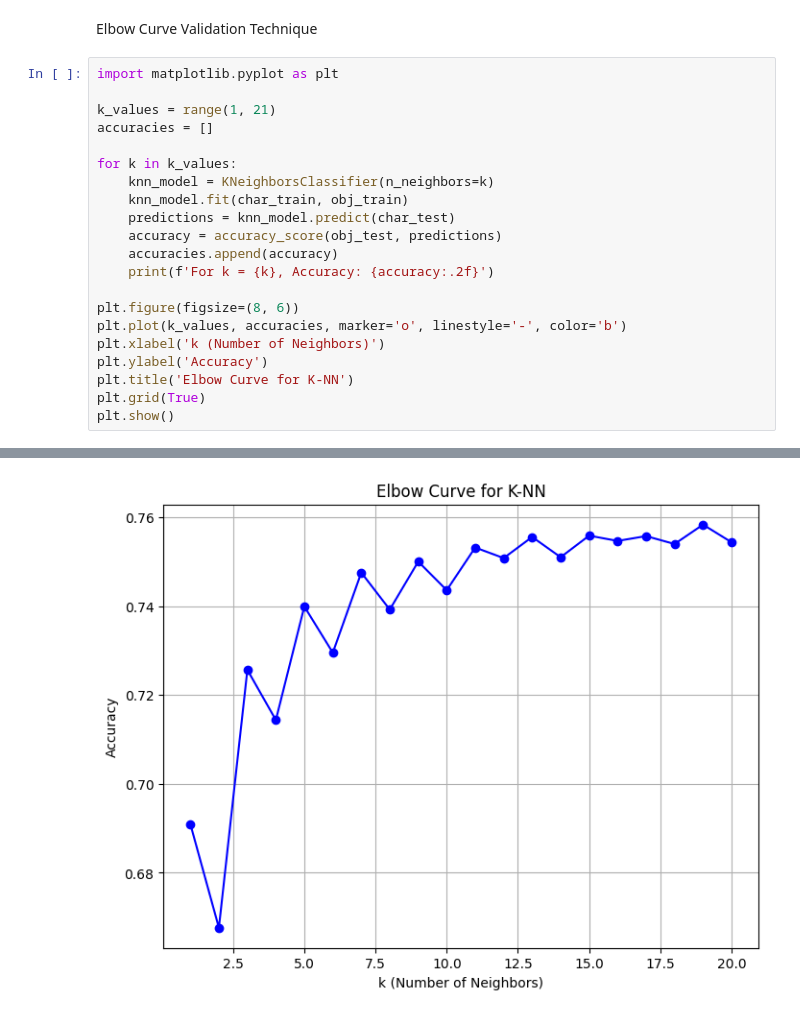
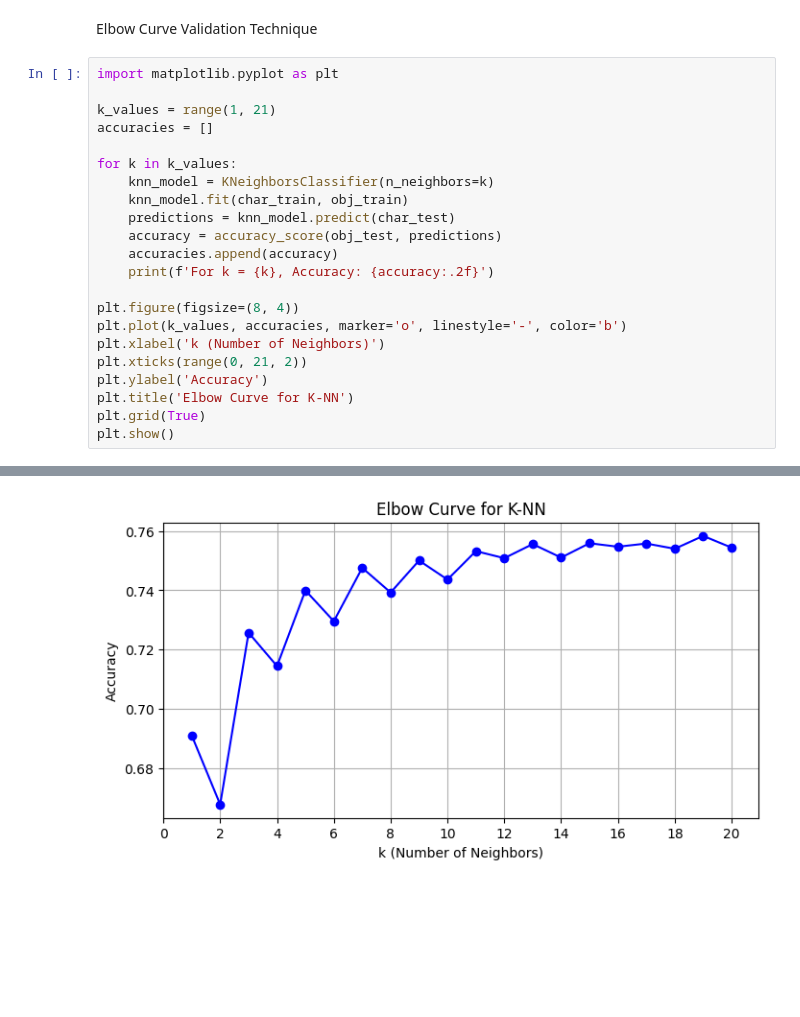
Before and after one commit to ptorija/Non-Probabilistic-Heart-Disease-Prediction, a Jupyter notebook: k-nn/k-nn.ipynb, the cells around one changed output, grey strips where cells are left out. Cells and saved outputs as stored; diff of their text form; blank space fills up the shorter version.

```diff
--- a/k-nn/k-nn.ipynb
+++ b/k-nn/k-nn.ipynb
@@ -67,32 +67,33 @@ for k in k_values:
     accuracies.append(accuracy)
     print(f'For k = {k}, Accuracy: {accuracy:.2f}')
 
-plt.figure(figsize=(8, 6))
+plt.figure(figsize=(8, 4))
 plt.plot(k_values, accuracies, marker='o', linestyle='-', color='b')
 plt.xlabel('k (Number of Neighbors)')
+plt.xticks(range(0, 21, 2))
 plt.ylabel('Accuracy')
 plt.title('Elbow Curve for K-NN')
 plt.grid(True)
 plt.show()
 # %% [output]
 For k = 1, Accuracy: 0.69
 For k = 2, Accuracy: 0.67
 For k = 3, Accuracy: 0.73
 For k = 4, Accuracy: 0.71
 For k = 5, Accuracy: 0.74
 For k = 6, Accuracy: 0.73
 For k = 7, Accuracy: 0.75
 For k = 8, Accuracy: 0.74
 For k = 9, Accuracy: 0.75
 For k = 10, Accuracy: 0.74
 For k = 11, Accuracy: 0.75
 For k = 12, Accuracy: 0.75
 For k = 13, Accuracy: 0.76
 For k = 14, Accuracy: 0.75
 For k = 15, Accuracy: 0.76
 For k = 16, Accuracy: 0.75
 For k = 17, Accuracy: 0.76
 For k = 18, Accuracy: 0.75
 For k = 19, Accuracy: 0.76
 For k = 20, Accuracy: 0.75
-[figure, old version]
+[figure, new version]
```
Also changed, not shown: 1 other file.
